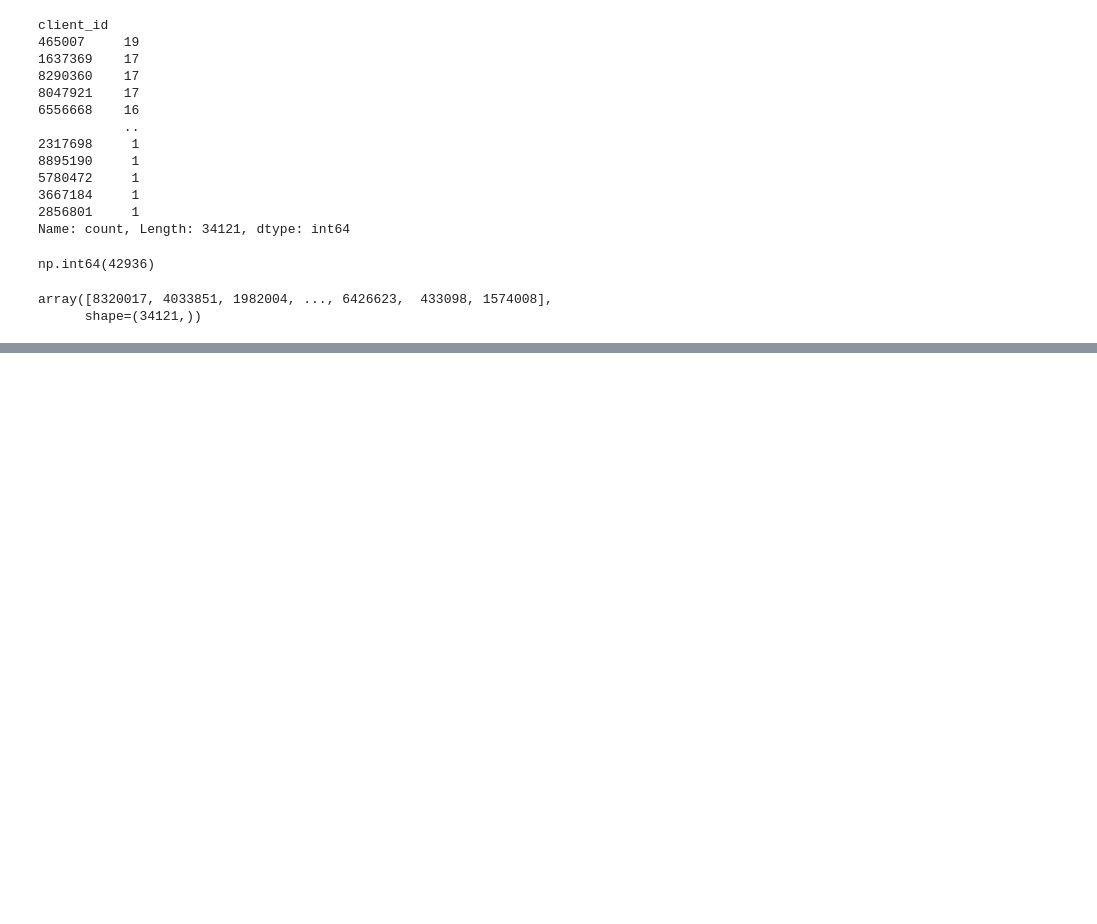
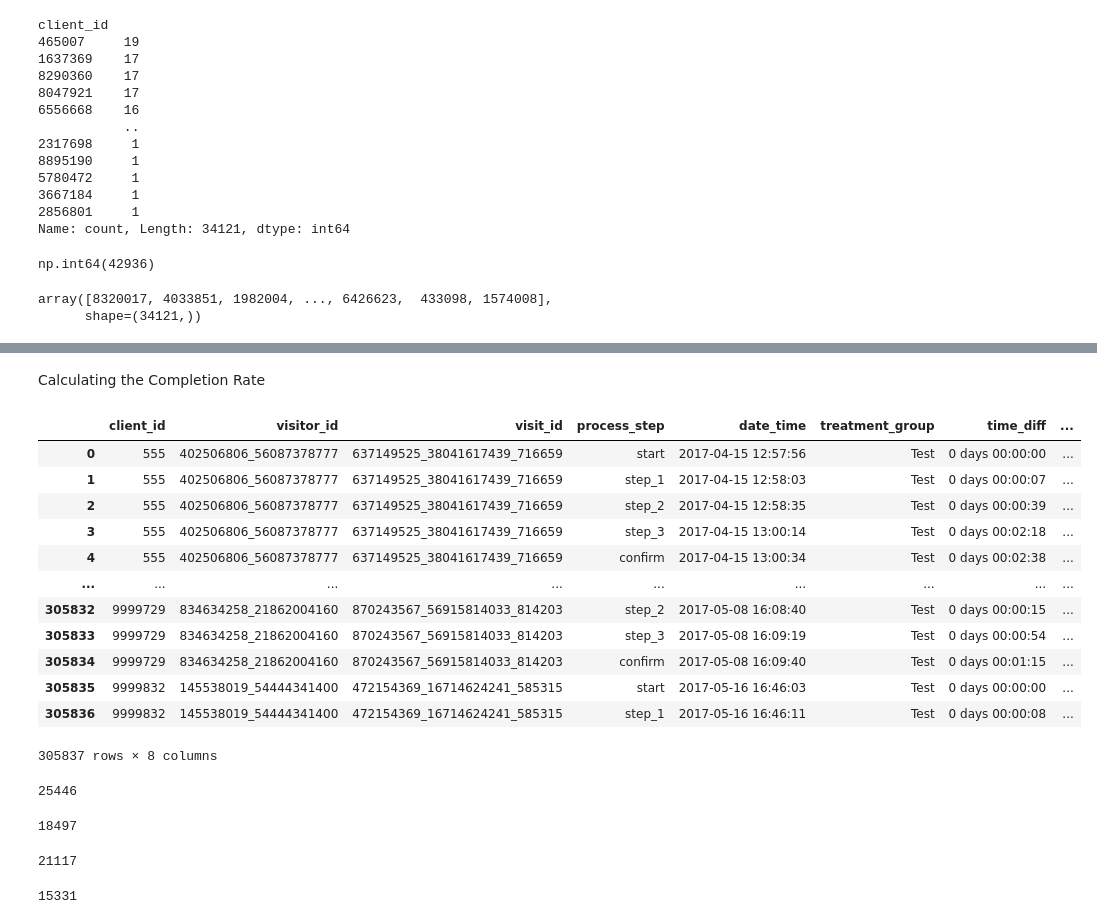
Before and after one commit to Ironhack-DA-Course/proj-vanguard-abtest, a Jupyter notebook: notebooks/Jesus_Filtering.ipynb, the cells around one changed output, grey strips where cells are left out. Cells and saved outputs as stored; diff of their text form; code cells hidden in the pictures; blank space fills up the shorter version.

Commit message:
Updated the code file with more filtering for the success rate.

```diff
--- a/notebooks/Jesus_Filtering.ipynb
+++ b/notebooks/Jesus_Filtering.ipynb
@@ -65,0 +179,37 @@ array([8320017, 4033851, 1982004, ..., 6426623,  433098, 1574008],
+# %% [markdown]
+Calculating the Completion Rate
+# %%
+final_file=pd.read_csv('../Data/clean/df_footprints_transformed.csv')
+final_file
+# %% [output]
+|  | client_id | visitor_id | visit_id | process_step | date_time | treatment_group | time_diff | ... |
+| 0 | 555 | 402506806_56087378777 | 637149525_38041617439_716659 | start | 2017-04-15 12:57:56 | Test | 0 days 00:00:00 | ... |
+| 1 | 555 | 402506806_56087378777 | 637149525_38041617439_716659 | step_1 | 2017-04-15 12:58:03 | Test | 0 days 00:00:07 | ... |
+| 2 | 555 | 402506806_56087378777 | 637149525_38041617439_716659 | step_2 | 2017-04-15 12:58:35 | Test | 0 days 00:00:39 | ... |
+| 3 | 555 | 402506806_56087378777 | 637149525_38041617439_716659 | step_3 | 2017-04-15 13:00:14 | Test | 0 days 00:02:18 | ... |
+| 4 | 555 | 402506806_56087378777 | 637149525_38041617439_716659 | confirm | 2017-04-15 13:00:34 | Test | 0 days 00:02:38 | ... |
+| ... | ... | ... | ... | ... | ... | ... | ... | ... |
+| 305832 | 9999729 | 834634258_21862004160 | 870243567_56915814033_814203 | step_2 | 2017-05-08 16:08:40 | Test | 0 days 00:00:15 | ... |
+| 305833 | 9999729 | 834634258_21862004160 | 870243567_56915814033_814203 | step_3 | 2017-05-08 16:09:19 | Test | 0 days 00:00:54 | ... |
+| 305834 | 9999729 | 834634258_21862004160 | 870243567_56915814033_814203 | confirm | 2017-05-08 16:09:40 | Test | 0 days 00:01:15 | ... |
+| 305835 | 9999832 | 145538019_54444341400 | 472154369_16714624241_585315 | start | 2017-05-16 16:46:03 | Test | 0 days 00:00:00 | ... |
+| 305836 | 9999832 | 145538019_54444341400 | 472154369_16714624241_585315 | step_1 | 2017-05-16 16:46:11 | Test | 0 days 00:00:08 | ... |
+305837 rows × 8 columns
+# %%
+final_file[(final_file['treatment_group']=='Test')]['client_id'].nunique()
+# %% [output]
+25446
+# %%
+confirm_test=final_file[(final_file['process_step']=="confirm") & (final_file['treatment_group']=='Test') & (final_file['time_diff']!= '0 days 00:00:00')]
+confirm_test['client_id'].nunique()
+# %% [output]
+18497
+# %%
+final_file[(final_file['treatment_group']=='Control')]['client_id'].nunique()
+# %% [output]
+21117
+# %%
+confirm_Control=final_file[(final_file['process_step']=="confirm") & (final_file['treatment_group']=='Control') & (final_file['time_diff']!= '0 days 00:00:00')]
+confirm_Control['client_id'].nunique()
+# %% [output]
+15331
```
Also changed, not shown: parts of 15 cells of this notebook.
